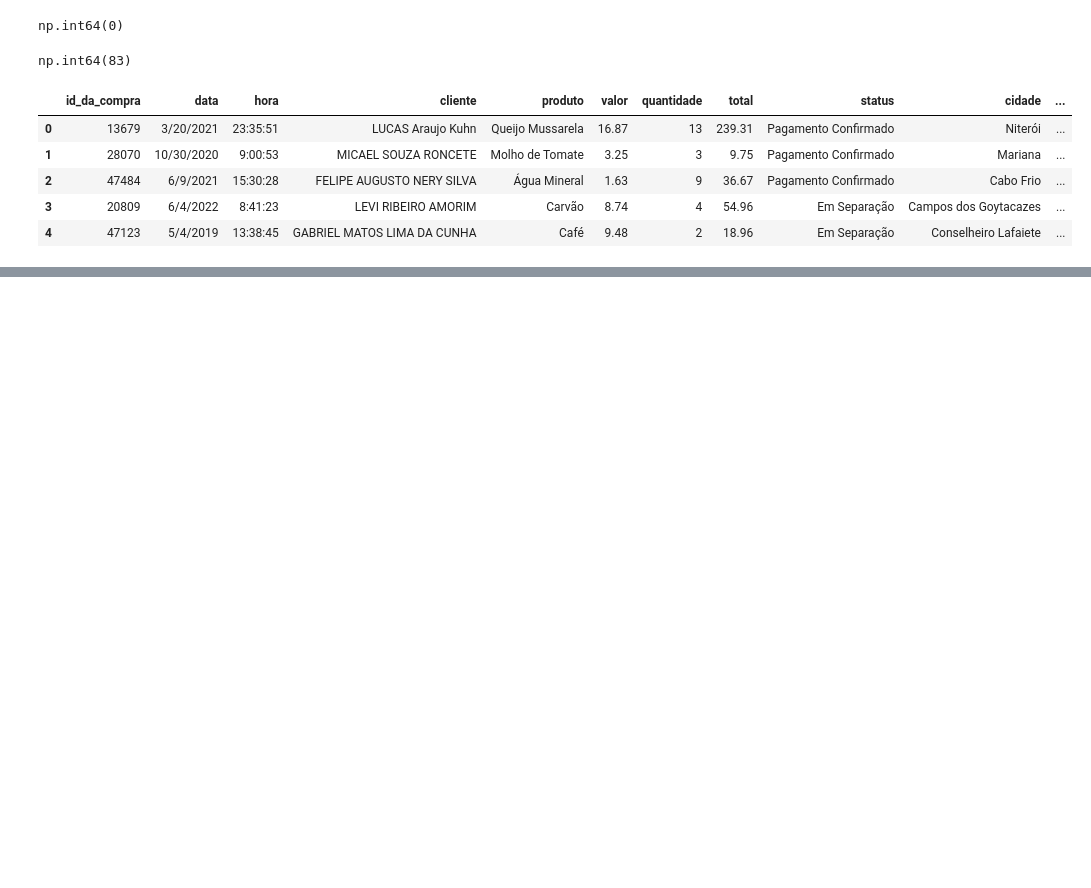
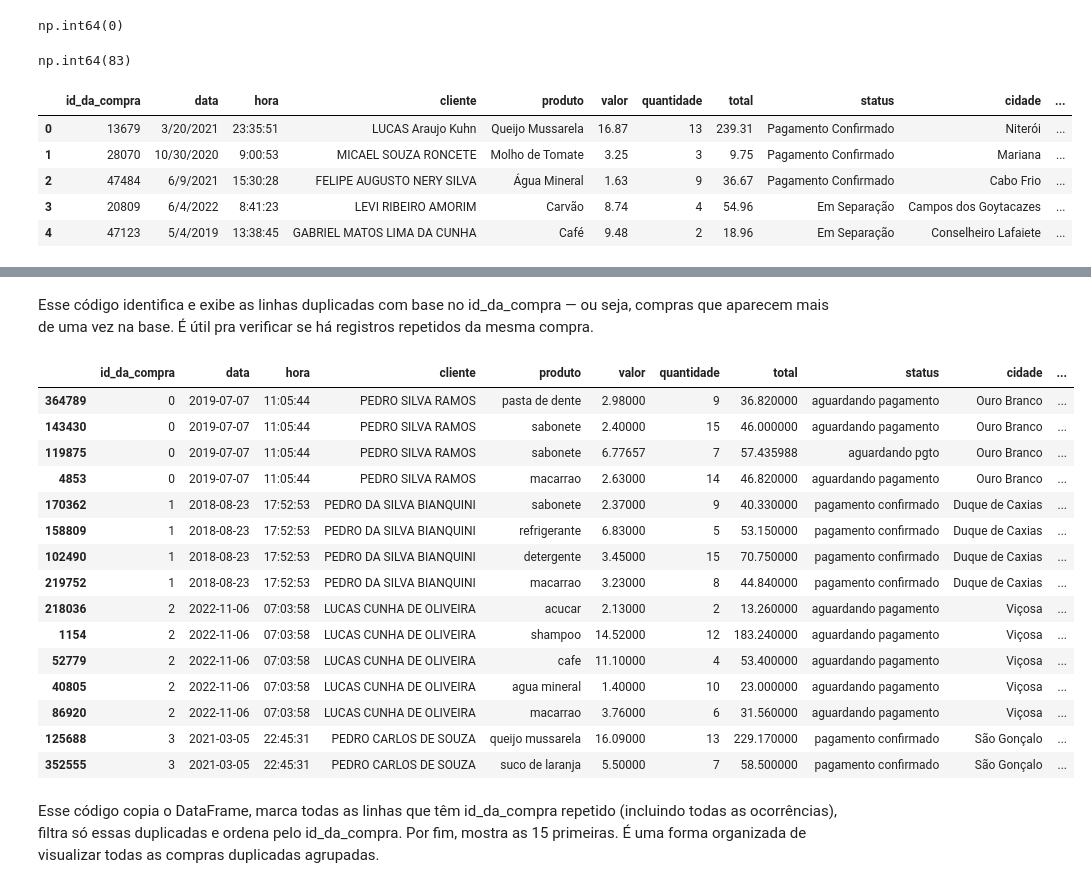
Before and after one commit to MtsRibas/Corrigindo-base-de-dados, a Jupyter notebook: MinhaLista.ipynb, the cells around one changed output, grey strips where cells are left out. Cells and saved outputs as stored; diff of their text form; code cells hidden in the pictures; blank space fills up the shorter version.

```diff
--- a/MinhaLista.ipynb
+++ b/MinhaLista.ipynb
@@ -71,0 +1027,3 @@ dtype('int64')
+# %%
+valor_comum = df.groupby('cidade')['frete'].agg(lambda x: x.mode().iloc[0])
+print(valor_comum)
@@ -71,0 +1050,3 @@ dtype('int64')
+# %%
+df['frete'] = df['cidade'].map(valor_comum)
+print(df)
@@ -71,0 +1105,2 @@ dtype('int64')
+# %%
+df = df.drop(columns=['cep_invalido','total_calculado','erro_total'])
@@ -71,0 +1123,3 @@ dtype('int64')
+# %%
+df['total_sem_frete'] = df['valor'] * df['quantidade']
+df['total'] = (df['valor'] * df['quantidade']) + df['frete']
@@ -71,0 +1149,27 @@ dtype('int64')
+# %% [markdown]
+Esse código identifica e exibe as linhas duplicadas com base no id_da_compra — ou seja, compras que aparecem mais de uma vez na base. É útil pra verificar se há registros repetidos da mesma compra.
+# %%
+df_sorted = df.copy()
+df_sorted['duplicado'] = df_sorted.duplicated(subset=['id_da_compra'], keep=False)
+df_sorted = df_sorted[df_sorted['duplicado']]
+df_sorted = df_sorted.sort_values(by='id_da_compra')
+display(df_sorted.head(15))
+# %% [output]
+|  | id_da_compra | data | hora | cliente | produto | valor | quantidade | total | status | cidade | ... |
+| 364789 | 0 | 2019-07-07 | 11:05:44 | PEDRO SILVA RAMOS | pasta de dente | 2.98000 | 9 | 36.820000 | aguardando pagamento | Ouro Branco | ... |
+| 143430 | 0 | 2019-07-07 | 11:05:44 | PEDRO SILVA RAMOS | sabonete | 2.40000 | 15 | 46.000000 | aguardando pagamento | Ouro Branco | ... |
+| 119875 | 0 | 2019-07-07 | 11:05:44 | PEDRO SILVA RAMOS | sabonete | 6.77657 | 7 | 57.435988 | aguardando pgto | Ouro Branco | ... |
+| 4853 | 0 | 2019-07-07 | 11:05:44 | PEDRO SILVA RAMOS | macarrao | 2.63000 | 14 | 46.820000 | aguardando pagamento | Ouro Branco | ... |
+| 170362 | 1 | 2018-08-23 | 17:52:53 | PEDRO DA SILVA BIANQUINI | sabonete | 2.37000 | 9 | 40.330000 | pagamento confirmado | Duque de Caxias | ... |
+| 158809 | 1 | 2018-08-23 | 17:52:53 | PEDRO DA SILVA BIANQUINI | refrigerante | 6.83000 | 5 | 53.150000 | pagamento confirmado | Duque de Caxias | ... |
+| 102490 | 1 | 2018-08-23 | 17:52:53 | PEDRO DA SILVA BIANQUINI | detergente | 3.45000 | 15 | 70.750000 | pagamento confirmado | Duque de Caxias | ... |
+| 219752 | 1 | 2018-08-23 | 17:52:53 | PEDRO DA SILVA BIANQUINI | macarrao | 3.23000 | 8 | 44.840000 | pagamento confirmado | Duque de Caxias | ... |
+| 218036 | 2 | 2022-11-06 | 07:03:58 | LUCAS CUNHA DE OLIVEIRA | acucar | 2.13000 | 2 | 13.260000 | aguardando pagamento | Viçosa | ... |
+| 1154 | 2 | 2022-11-06 | 07:03:58 | LUCAS CUNHA DE OLIVEIRA | shampoo | 14.52000 | 12 | 183.240000 | aguardando pagamento | Viçosa | ... |
+| 52779 | 2 | 2022-11-06 | 07:03:58 | LUCAS CUNHA DE OLIVEIRA | cafe | 11.10000 | 4 | 53.400000 | aguardando pagamento | Viçosa | ... |
+| 40805 | 2 | 2022-11-06 | 07:03:58 | LUCAS CUNHA DE OLIVEIRA | agua mineral | 1.40000 | 10 | 23.000000 | aguardando pagamento | Viçosa | ... |
+| 86920 | 2 | 2022-11-06 | 07:03:58 | LUCAS CUNHA DE OLIVEIRA | macarrao | 3.76000 | 6 | 31.560000 | aguardando pagamento | Viçosa | ... |
+| 125688 | 3 | 2021-03-05 | 22:45:31 | PEDRO CARLOS DE SOUZA | queijo mussarela | 16.09000 | 13 | 229.170000 | pagamento confirmado | São Gonçalo | ... |
+| 352555 | 3 | 2021-03-05 | 22:45:31 | PEDRO CARLOS DE SOUZA | suco de laranja | 5.50000 | 7 | 58.500000 | pagamento confirmado | São Gonçalo | ... |
+# %% [markdown]
+Esse código copia o DataFrame, marca todas as linhas que têm id_da_compra repetido (incluindo todas as ocorrências), filtra só essas duplicadas e ordena pelo id_da_compra. Por fim, mostra as 15 primeiras. É uma forma organizada de visualizar todas as compras duplicadas agrupadas.
```
Also changed, not shown: parts of 142 cells of this notebook, 1 other file.
